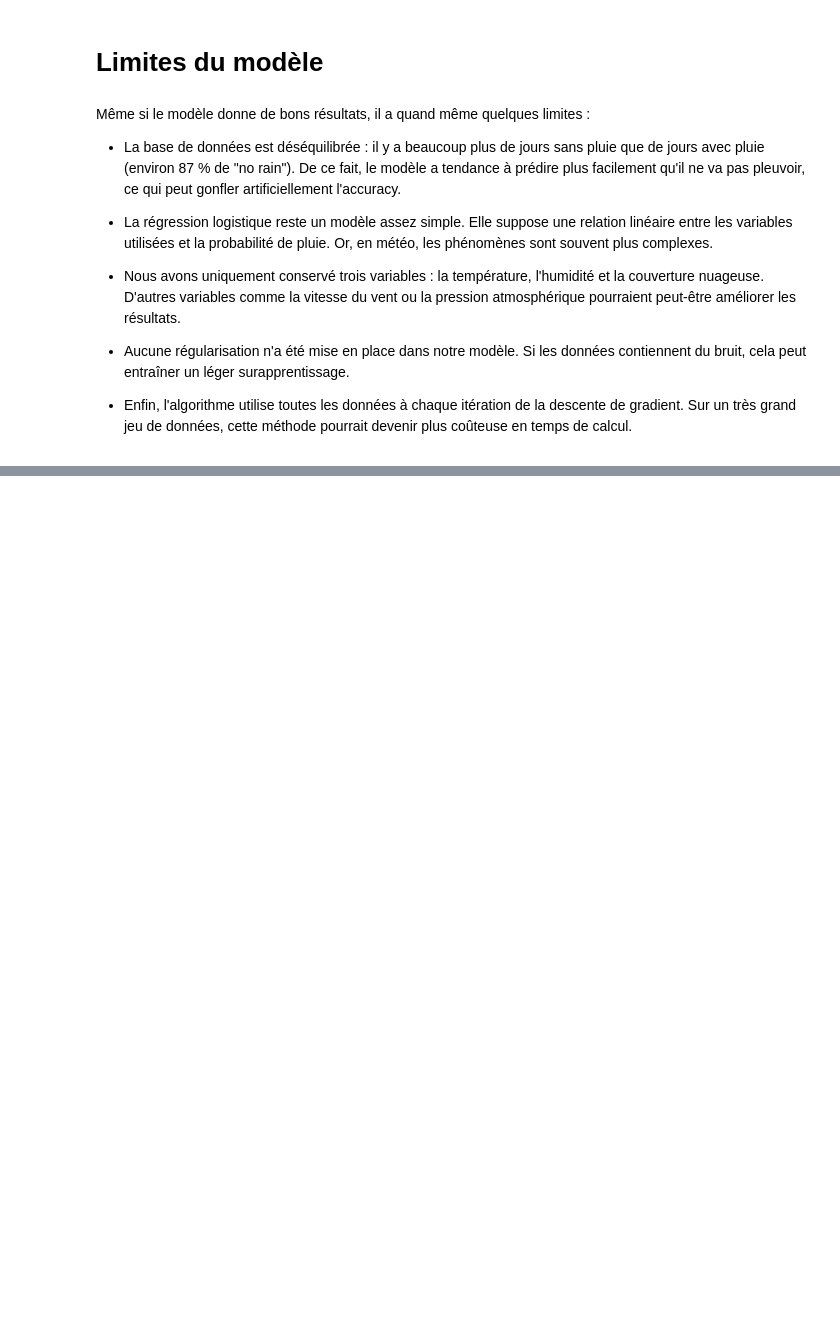
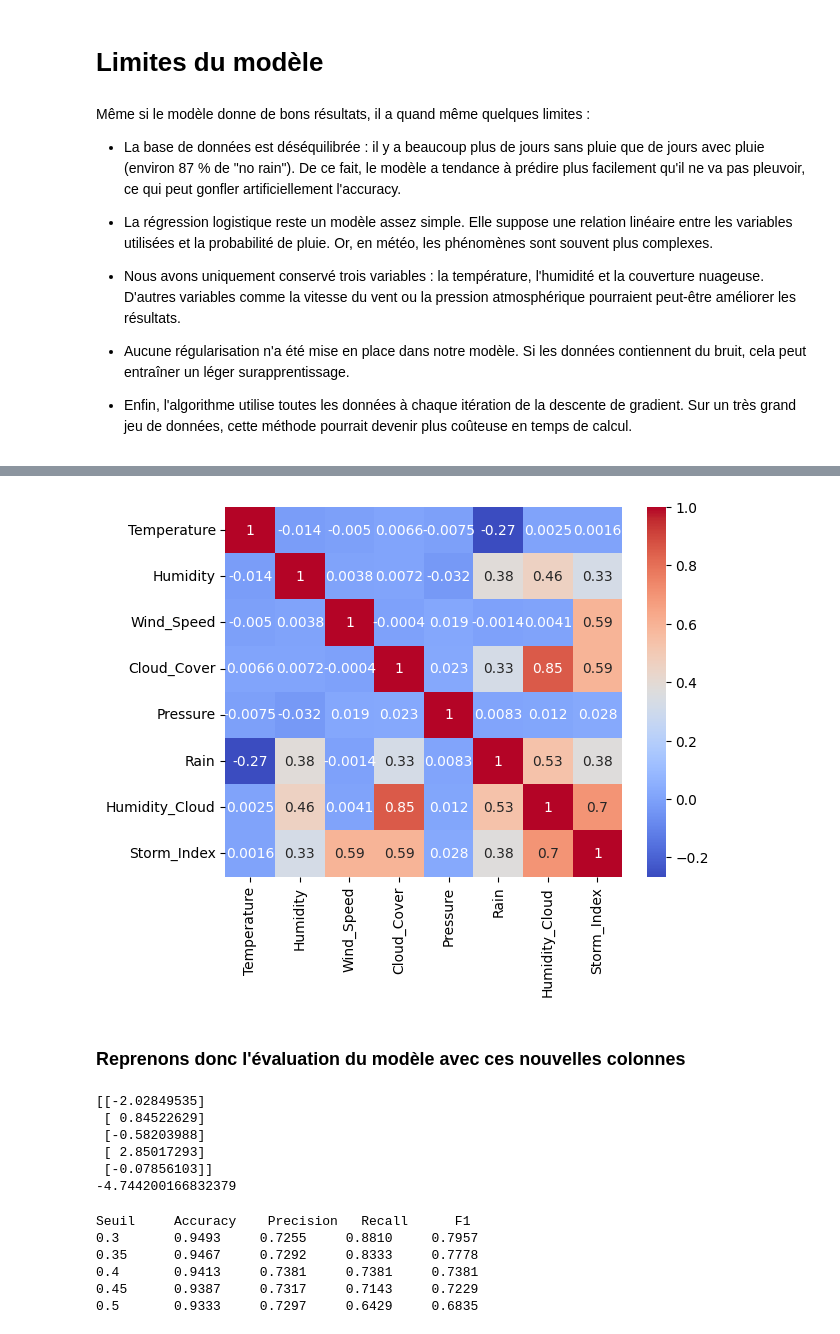
Before and after one commit to kenzalittlegenius/Projet_regression_logistique, a Jupyter notebook: regression_logistique.ipynb, the cells around one changed output, grey strips where cells are left out. Cells and saved outputs as stored; diff of their text form; code cells hidden in the pictures; blank space fills up the shorter version.

```diff
--- a/regression_logistique.ipynb
+++ b/regression_logistique.ipynb
@@ -692,0 +681,20 @@ Même si le modèle donne de bons résultats, il a quand même quelques limites
+# %%
+# --- FEATURE ENGINEERING ---
+#Créons de nouvelles colonnes pour améliorer notre modèle
+#La pluie est souvent associée à la présence simultanée d'humidité et de nuages.
+data["Humidity_Cloud"] = data["Humidity"] * data["Cloud_Cover"] / 100
+
+#Indicateur de temps orageux
+data["Storm_Index"] = (
+    data["Humidity"]
+    * data["Wind_Speed"]
+    * data["Cloud_Cover"]
+)
+# %%
+#Matrice de corrélation
+sns.heatmap(data.corr(), annot=True, cmap="coolwarm")
+plt.show()
+# %% [output]
+[figure, added]
+# %% [markdown]
+### Reprenons donc l'évaluation du modèle avec ces nouvelles colonnes
@@ -692,0 +746,55 @@ Même si le modèle donne de bons résultats, il a quand même quelques limites
+# %%
+# w : poids finaux appris pour chaque variable.
+# b : biais final appris par le modèle.
+# train_costs : historique du coût sur l'ensemble d'entraînement.
+# val_costs : historique du coût sur l'ensemble de validation.
+
+w,b,train_costs,val_costs = train_logistic_regression(
+    X_train,
+    Y_train,
+    X_val,
+    Y_val,
+    learning_rate=0.5,
+    n_iterations=5000
+)
+print(w)
+print(b)
+# %% [output]
+[[-2.02849535]
+ [ 0.84522629]
+ [-0.58203988]
+ [ 2.85017293]
+ [-0.07856103]]
+-4.744200166832379
+# %%
+# ÉVALUATION DE PLUSIEURS SEUILS DE DÉCISION
+
+thresholds = [0.3, 0.35, 0.4, 0.45, 0.5]
+
+# Conversion du vecteur cible en tableau 1D
+y_true = Y_test.reshape(-1)
+
+print(f"{'Seuil':<10}{'Accuracy':<12}{'Precision':<12}{'Recall':<12}{'F1':<12}")
+
+for t in thresholds:
+
+    # Prédictions pour le seuil courant
+    y_pred = predict(X_test, w, b, threshold=t).reshape(-1)
+
+    # Calcul des métriques de classification
+    accuracy, precision, recall, f1 = compute_metrics(y_true, y_pred)
+
+    print(
+        f"{t:<10}"
+        f"{accuracy:.4f}     "
+        f"{precision:.4f}     "
+        f"{recall:.4f}     "
+        f"{f1:.4f}"
+    )
+# %% [output]
+Seuil     Accuracy    Precision   Recall      F1
+0.3       0.9493     0.7255     0.8810     0.7957
+0.35      0.9467     0.7292     0.8333     0.7778
+0.4       0.9413     0.7381     0.7381     0.7381
+0.45      0.9387     0.7317     0.7143     0.7229
+0.5       0.9333     0.7297     0.6429     0.6835
```
Also changed, not shown: parts of 20 cells of this notebook.
